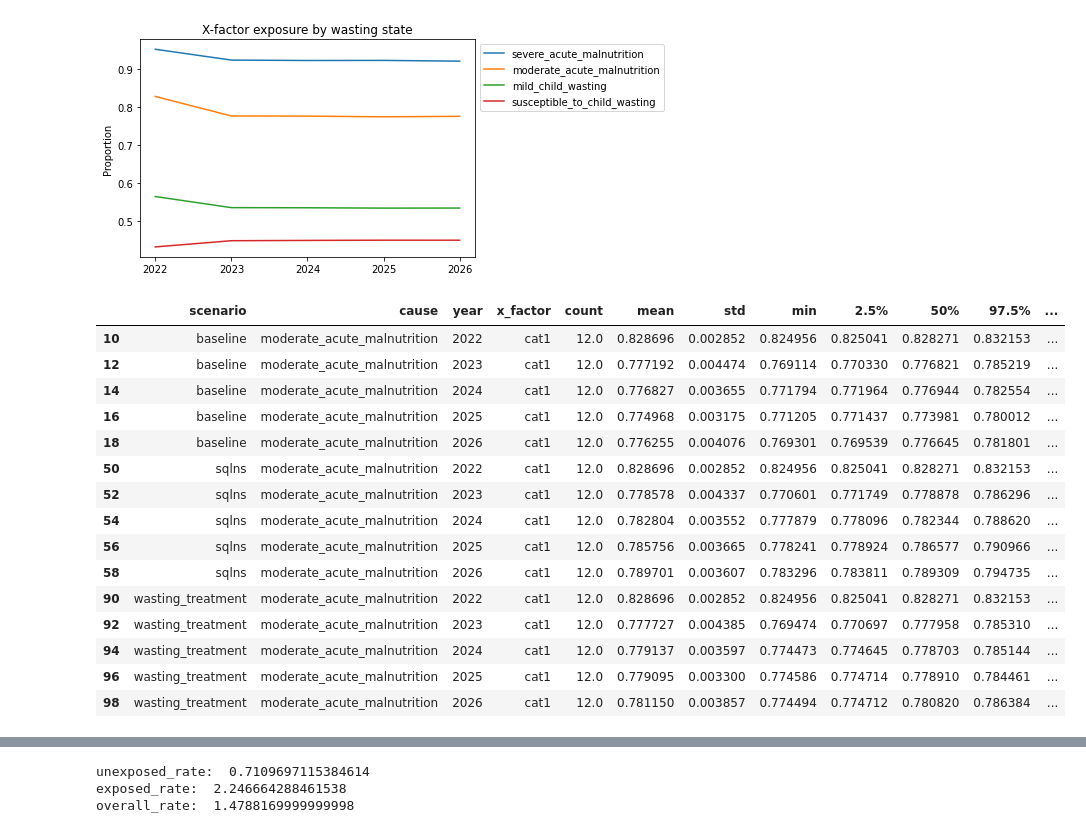
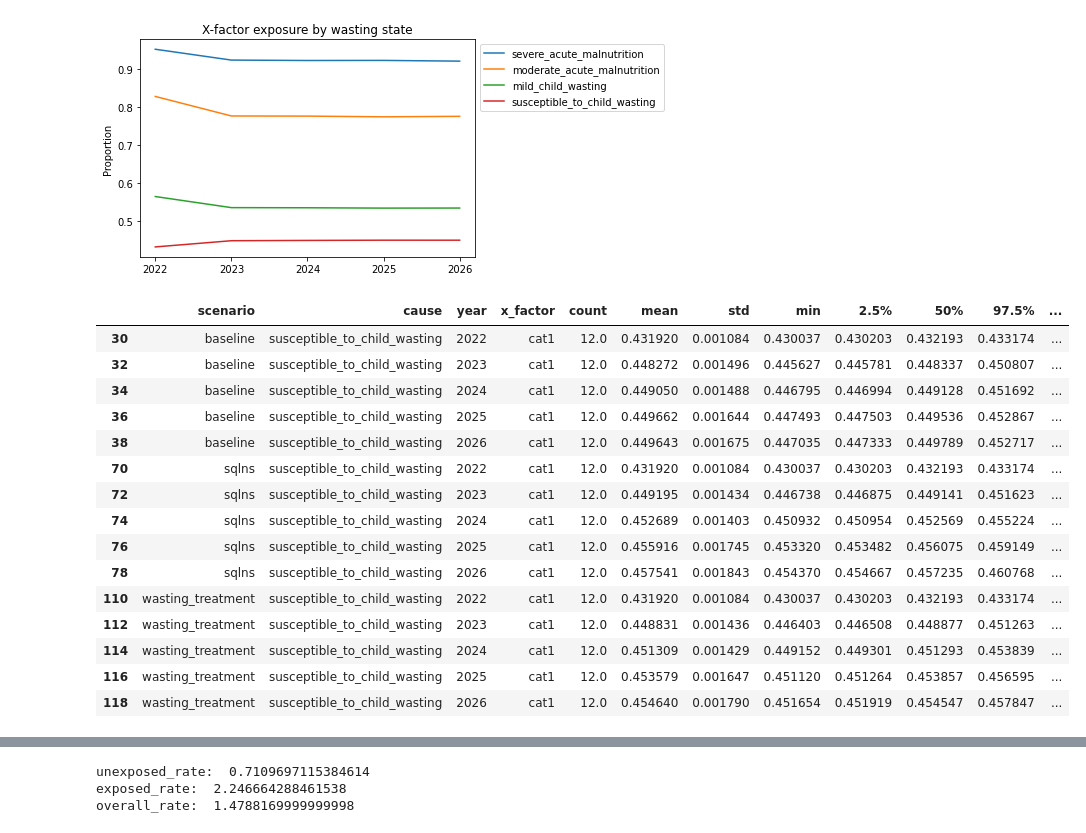
Before and after one commit to ihmeuw/vivarium_research_ciff_sam, a Jupyter notebook: model_validation/model4/alibow_gbd_verification/4.5.5_v_4.5.6_wasting_transition_rates.ipynb, the cells around one changed output, grey strips where cells are left out. Cells and saved outputs as stored; diff of their text form; code cells hidden in the pictures.

```diff
--- a/model_validation/model4/alibow_gbd_verification/4.5.5_v_4.5.6_wasting_transition_rates.ipynb
+++ b/model_validation/model4/alibow_gbd_verification/4.5.5_v_4.5.6_wasting_transition_rates.ipynb
@@ -162,21 +158,21 @@ plt.title('X-factor exposure by wasting state')
 Text(0.5, 1.0, 'X-factor exposure by wasting state')
 [figure]
 # %%
-p.loc[(p.x_factor=='cat1')&(p.cause=='moderate_acute_malnutrition')]
+p.loc[(p.x_factor=='cat1')&(p.cause=='susceptible_to_child_wasting')]
 # %% [output]
 |  | scenario | cause | year | x_factor | count | mean | std | min | 2.5% | 50% | 97.5% | ... |
-| 10 | baseline | moderate_acute_malnutrition | 2022 | cat1 | 12.0 | 0.828696 | 0.002852 | 0.824956 | 0.825041 | 0.828271 | 0.832153 | ... |
-| 12 | baseline | moderate_acute_malnutrition | 2023 | cat1 | 12.0 | 0.777192 | 0.004474 | 0.769114 | 0.770330 | 0.776821 | 0.785219 | ... |
-| 14 | baseline | moderate_acute_malnutrition | 2024 | cat1 | 12.0 | 0.776827 | 0.003655 | 0.771794 | 0.771964 | 0.776944 | 0.782554 | ... |
-| 16 | baseline | moderate_acute_malnutrition | 2025 | cat1 | 12.0 | 0.774968 | 0.003175 | 0.771205 | 0.771437 | 0.773981 | 0.780012 | ... |
-| 18 | baseline | moderate_acute_malnutrition | 2026 | cat1 | 12.0 | 0.776255 | 0.004076 | 0.769301 | 0.769539 | 0.776645 | 0.781801 | ... |
-| 50 | sqlns | moderate_acute_malnutrition | 2022 | cat1 | 12.0 | 0.828696 | 0.002852 | 0.824956 | 0.825041 | 0.828271 | 0.832153 | ... |
-| 52 | sqlns | moderate_acute_malnutrition | 2023 | cat1 | 12.0 | 0.778578 | 0.004337 | 0.770601 | 0.771749 | 0.778878 | 0.786296 | ... |
-| 54 | sqlns | moderate_acute_malnutrition | 2024 | cat1 | 12.0 | 0.782804 | 0.003552 | 0.777879 | 0.778096 | 0.782344 | 0.788620 | ... |
-| 56 | sqlns | moderate_acute_malnutrition | 2025 | cat1 | 12.0 | 0.785756 | 0.003665 | 0.778241 | 0.778924 | 0.786577 | 0.790966 | ... |
-| 58 | sqlns | moderate_acute_malnutrition | 2026 | cat1 | 12.0 | 0.789701 | 0.003607 | 0.783296 | 0.783811 | 0.789309 | 0.794735 | ... |
-| 90 | wasting_treatment | moderate_acute_malnutrition | 2022 | cat1 | 12.0 | 0.828696 | 0.002852 | 0.824956 | 0.825041 | 0.828271 | 0.832153 | ... |
-| 92 | wasting_treatment | moderate_acute_malnutrition | 2023 | cat1 | 12.0 | 0.777727 | 0.004385 | 0.769474 | 0.770697 | 0.777958 | 0.785310 | ... |
-| 94 | wasting_treatment | moderate_acute_malnutrition | 2024 | cat1 | 12.0 | 0.779137 | 0.003597 | 0.774473 | 0.774645 | 0.778703 | 0.785144 | ... |
-| 96 | wasting_treatment | moderate_acute_malnutrition | 2025 | cat1 | 12.0 | 0.779095 | 0.003300 | 0.774586 | 0.774714 | 0.778910 | 0.784461 | ... |
-| 98 | wasting_treatment | moderate_acute_malnutrition | 2026 | cat1 | 12.0 | 0.781150 | 0.003857 | 0.774494 | 0.774712 | 0.780820 | 0.786384 | ... |
+| 30 | baseline | susceptible_to_child_wasting | 2022 | cat1 | 12.0 | 0.431920 | 0.001084 | 0.430037 | 0.430203 | 0.432193 | 0.433174 | ... |
+| 32 | baseline | susceptible_to_child_wasting | 2023 | cat1 | 12.0 | 0.448272 | 0.001496 | 0.445627 | 0.445781 | 0.448337 | 0.450807 | ... |
+| 34 | baseline | susceptible_to_child_wasting | 2024 | cat1 | 12.0 | 0.449050 | 0.001488 | 0.446795 | 0.446994 | 0.449128 | 0.451692 | ... |
+| 36 | baseline | susceptible_to_child_wasting | 2025 | cat1 | 12.0 | 0.449662 | 0.001644 | 0.447493 | 0.447503 | 0.449536 | 0.452867 | ... |
+| 38 | baseline | susceptible_to_child_wasting | 2026 | cat1 | 12.0 | 0.449643 | 0.001675 | 0.447035 | 0.447333 | 0.449789 | 0.452717 | ... |
+| 70 | sqlns | susceptible_to_child_wasting | 2022 | cat1 | 12.0 | 0.431920 | 0.001084 | 0.430037 | 0.430203 | 0.432193 | 0.433174 | ... |
+| 72 | sqlns | susceptible_to_child_wasting | 2023 | cat1 | 12.0 | 0.449195 | 0.001434 | 0.446738 | 0.446875 | 0.449141 | 0.451623 | ... |
+| 74 | sqlns | susceptible_to_child_wasting | 2024 | cat1 | 12.0 | 0.452689 | 0.001403 | 0.450932 | 0.450954 | 0.452569 | 0.455224 | ... |
+| 76 | sqlns | susceptible_to_child_wasting | 2025 | cat1 | 12.0 | 0.455916 | 0.001745 | 0.453320 | 0.453482 | 0.456075 | 0.459149 | ... |
+| 78 | sqlns | susceptible_to_child_wasting | 2026 | cat1 | 12.0 | 0.457541 | 0.001843 | 0.454370 | 0.454667 | 0.457235 | 0.460768 | ... |
+| 110 | wasting_treatment | susceptible_to_child_wasting | 2022 | cat1 | 12.0 | 0.431920 | 0.001084 | 0.430037 | 0.430203 | 0.432193 | 0.433174 | ... |
+| 112 | wasting_treatment | susceptible_to_child_wasting | 2023 | cat1 | 12.0 | 0.448831 | 0.001436 | 0.446403 | 0.446508 | 0.448877 | 0.451263 | ... |
+| 114 | wasting_treatment | susceptible_to_child_wasting | 2024 | cat1 | 12.0 | 0.451309 | 0.001429 | 0.449152 | 0.449301 | 0.451293 | 0.453839 | ... |
+| 116 | wasting_treatment | susceptible_to_child_wasting | 2025 | cat1 | 12.0 | 0.453579 | 0.001647 | 0.451120 | 0.451264 | 0.453857 | 0.456595 | ... |
+| 118 | wasting_treatment | susceptible_to_child_wasting | 2026 | cat1 | 12.0 | 0.454640 | 0.001790 | 0.451654 | 0.451919 | 0.454547 | 0.457847 | ... |
```
Also changed, not shown: parts of 5 cells of this notebook, 1 other file.
